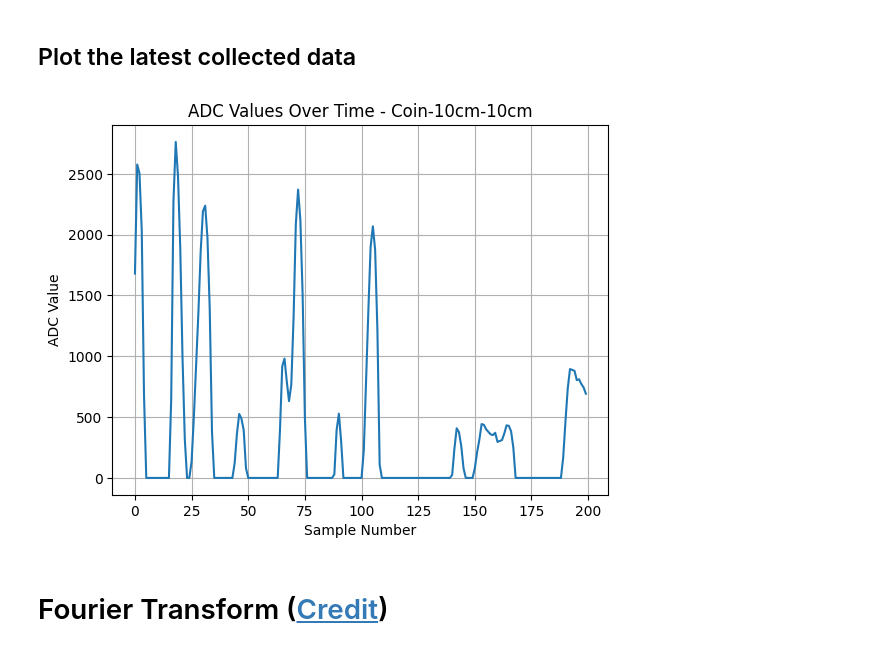
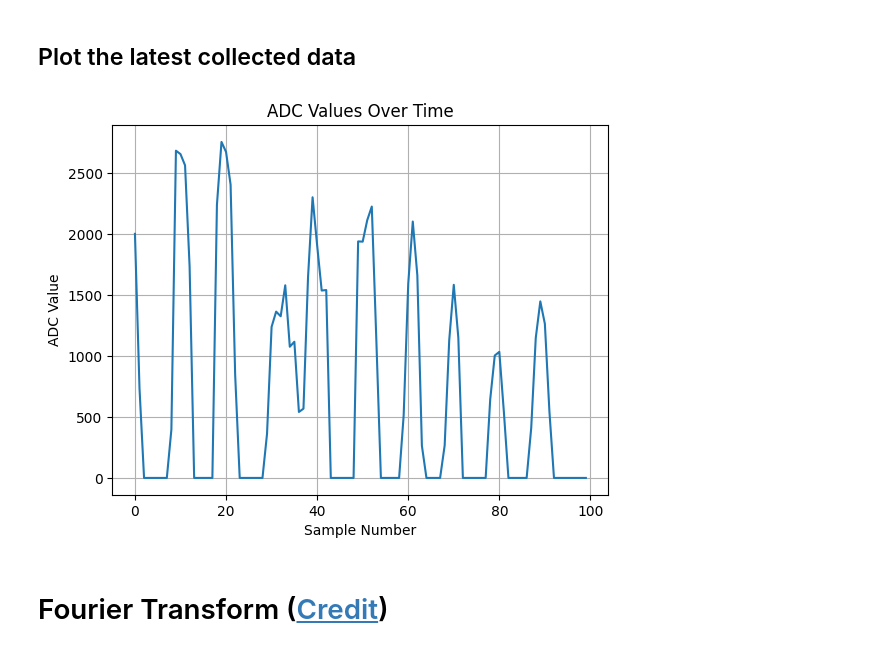
Before and after one commit to amor0094/TRC3500-2025-GroupC1, a Jupyter notebook: Project-2/python_code.ipynb, the cells around one changed output. Cells and saved outputs as stored; diff of their text form; code cells hidden in the pictures.

```diff
--- a/Project-2/python_code.ipynb
+++ b/Project-2/python_code.ipynb
@@ -128,14 +129,16 @@ ser.close()
+# %%
+data =[2002, 735, 0, 0, 0, 0, 0, 0, 397, 2684, 2656, 2564, 1734, 0, 0, 0, 0, 0, 2240, 2756, 2674, 2405, 848, 0, 0, 0, 0, 0, 0, 362, 1239, 1364, 1326, 1580, 1076, 1117, 541, 568, 1645, 2302, 1908, 1537, 1541, 0, 0, 0, 0, 0, 0, 1940, 1938, 2114, 2226, 1130, 0, 0, 0, 0, 0, 514, 1592, 2103, 1661, 264, 0, 0, 0, 0, 266, 1129, 1584, 1150, 0, 0, 0, 0, 0, 0, 644, 1004, 1034, 541, 0, 0, 0, 0, 0, 408, 1148, 1448, 1264, 545, 0, 0, 0, 0, 0, 0, 0, 0]
 # %% [markdown]
 ## Plot the latest collected data
 # %%
 plt.plot(range(len(data)), data)  # Plot the ADC values
 plt.xlabel("Sample Number")  # Label for the x-axis
 plt.ylabel("ADC Value")  # Label for the y-axis
-plt.title(f"ADC Values Over Time - {class_names[class_label]}")  # Title of the plot
+plt.title("ADC Values Over Time")  # Title of the plot
 plt.grid()  # Show grid lines on the plot
 plt.show()  # Display the plot
 # %% [output]
-[figure, old version]
+[figure, new version]
 # %% [markdown]
 # Fourier Transform ([Credit](https://www.youtube.com/watch?v=s2K1JfNR7Sc))
 # %% [markdown]
```
Also changed, not shown: parts of 9 cells of this notebook, 9 other files.
